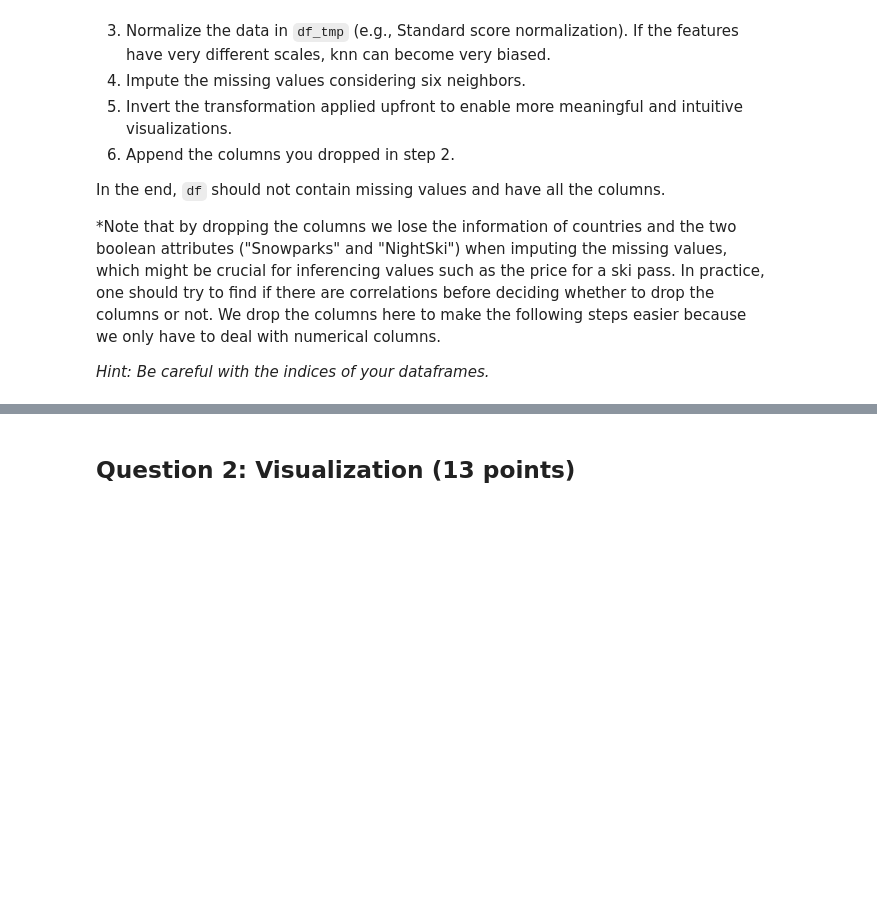
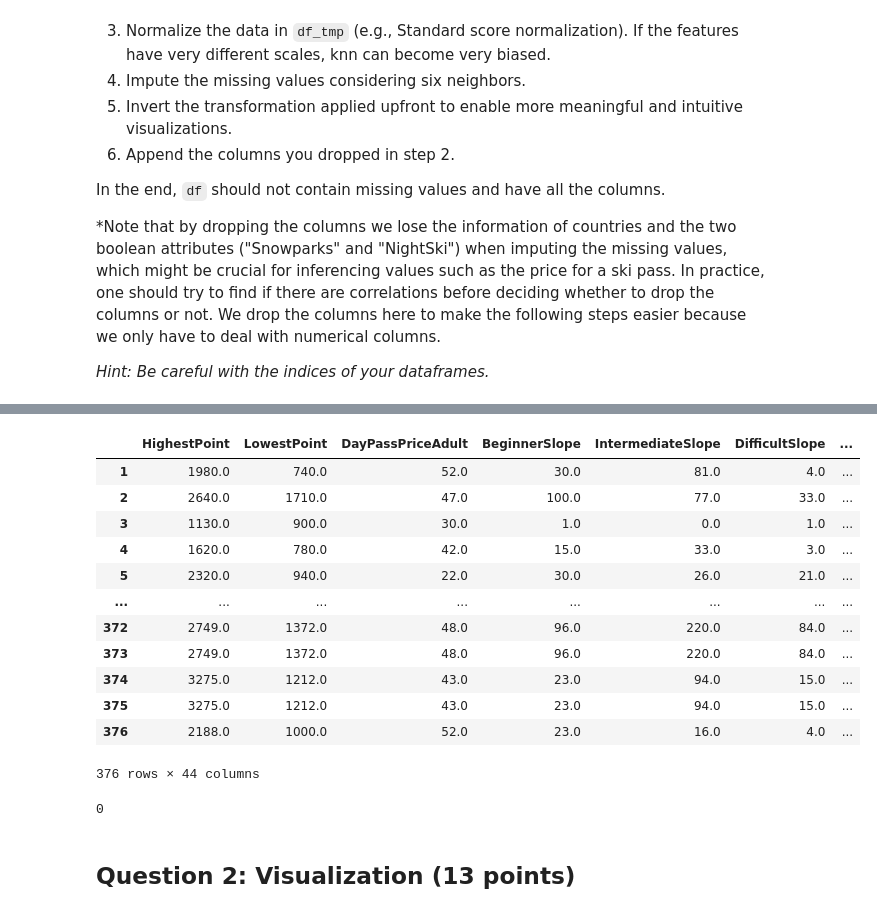
Before and after one commit to mnghiap/ids22, a Jupyter notebook: assignment2/assignment2.ipynb, the cells around one changed output, grey strips where cells are left out. Cells and saved outputs as stored; diff of their text form; code cells hidden in the pictures; blank space fills up the shorter version.

```diff
--- a/assignment2/assignment2.ipynb
+++ b/assignment2/assignment2.ipynb
@@ -152,3 +340,8 @@ We drop the columns here to make the following steps easier because we only have
 *Hint: Be careful with the indices of your dataframes.*
 # %%
 # your code for step 1 & 2
+df_tmp = df2.copy()
+df_tmp = df_tmp[df.columns]
+dropped_cols = ['Country', 'Resort', 'NightSki', 'Snowparks']
+df_tmp = df_tmp.drop(dropped_cols, axis=1)
+df_tmp.columns
@@ -155,2 +354,5 @@ We drop the columns here to make the following steps easier because we only have
 # %%
 # your code for step 3
+scaler = MinMaxScaler()
+df_scaled = scaler.fit_transform(df_tmp)
+df_scaled
@@ -157,2 +373,5 @@ We drop the columns here to make the following steps easier because we only have
 # %%
 # your code for step 4
+imputer = KNNImputer(n_neighbors=6)
+df_scaled_imputed = imputer.fit_transform(df_scaled)
+df_scaled_imputed
@@ -159,2 +392,4 @@ We drop the columns here to make the following steps easier because we only have
 # %%
 # your code for step 5
+df_scaled_imputed_inverted = scaler.inverse_transform(df_scaled_imputed)
+df_scaled_imputed_inverted
@@ -161,7 +410,31 @@ We drop the columns here to make the following steps easier because we only have
 # %%
 # your code for step 6
+# To make rerunning cells not a pain, we store the final result in a new Dataframe dff
+dff = df_tmp.copy()
+dff.loc[:,scaler.feature_names_in_] = df_scaled_imputed_inverted
+dff = pd.concat([dff, df2[df2.filter(regex=("Country_*")).columns]], axis=1) # Reappend the one-hot columns
+dff[dropped_cols] = df2[dropped_cols] # Reappend the dropped categorical columns
+dff # Final result
+# %% [output]
+|  | HighestPoint | LowestPoint | DayPassPriceAdult | BeginnerSlope | IntermediateSlope | DifficultSlope | ... |
+| 1 | 1980.0 | 740.0 | 52.0 | 30.0 | 81.0 | 4.0 | ... |
+| 2 | 2640.0 | 1710.0 | 47.0 | 100.0 | 77.0 | 33.0 | ... |
+| 3 | 1130.0 | 900.0 | 30.0 | 1.0 | 0.0 | 1.0 | ... |
+| 4 | 1620.0 | 780.0 | 42.0 | 15.0 | 33.0 | 3.0 | ... |
+| 5 | 2320.0 | 940.0 | 22.0 | 30.0 | 26.0 | 21.0 | ... |
+| ... | ... | ... | ... | ... | ... | ... | ... |
+| 372 | 2749.0 | 1372.0 | 48.0 | 96.0 | 220.0 | 84.0 | ... |
+| 373 | 2749.0 | 1372.0 | 48.0 | 96.0 | 220.0 | 84.0 | ... |
+| 374 | 3275.0 | 1212.0 | 43.0 | 23.0 | 94.0 | 15.0 | ... |
+| 375 | 3275.0 | 1212.0 | 43.0 | 23.0 | 94.0 | 15.0 | ... |
+| 376 | 2188.0 | 1000.0 | 52.0 | 23.0 | 16.0 | 4.0 | ... |
+376 rows × 44 columns
 # %%
 # assert df.isna().sum().sum() == 0
+assert dff.isna().sum().sum() == 0
+dff.isna().sum().sum() # To believe it, we have to see it
+# %% [output]
+0
 # %% [markdown]
 ## Question 2: Visualization (13 points)
 # %% [markdown]
```
Also changed, not shown: parts of 26 cells of this notebook, 1 other file.
